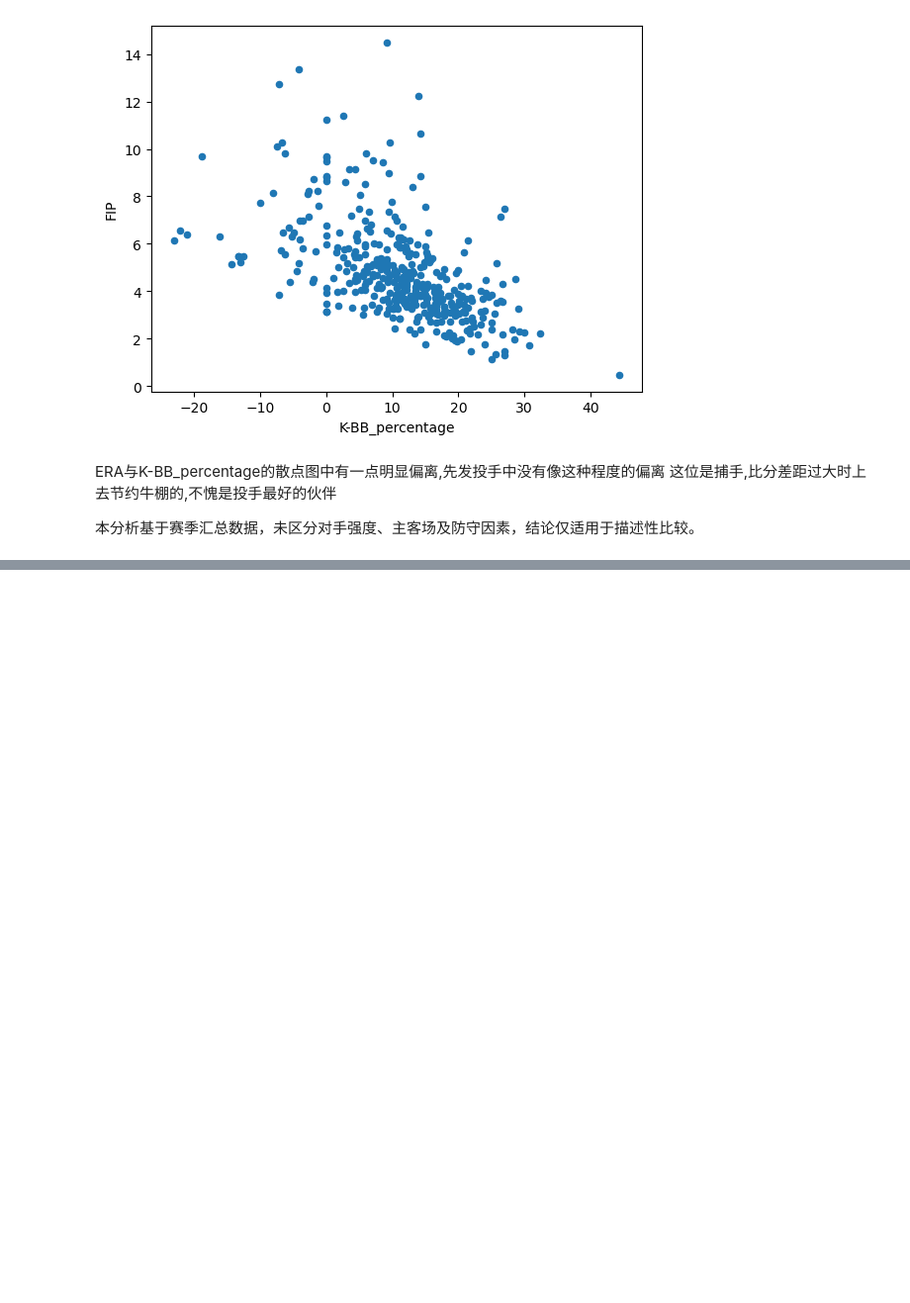
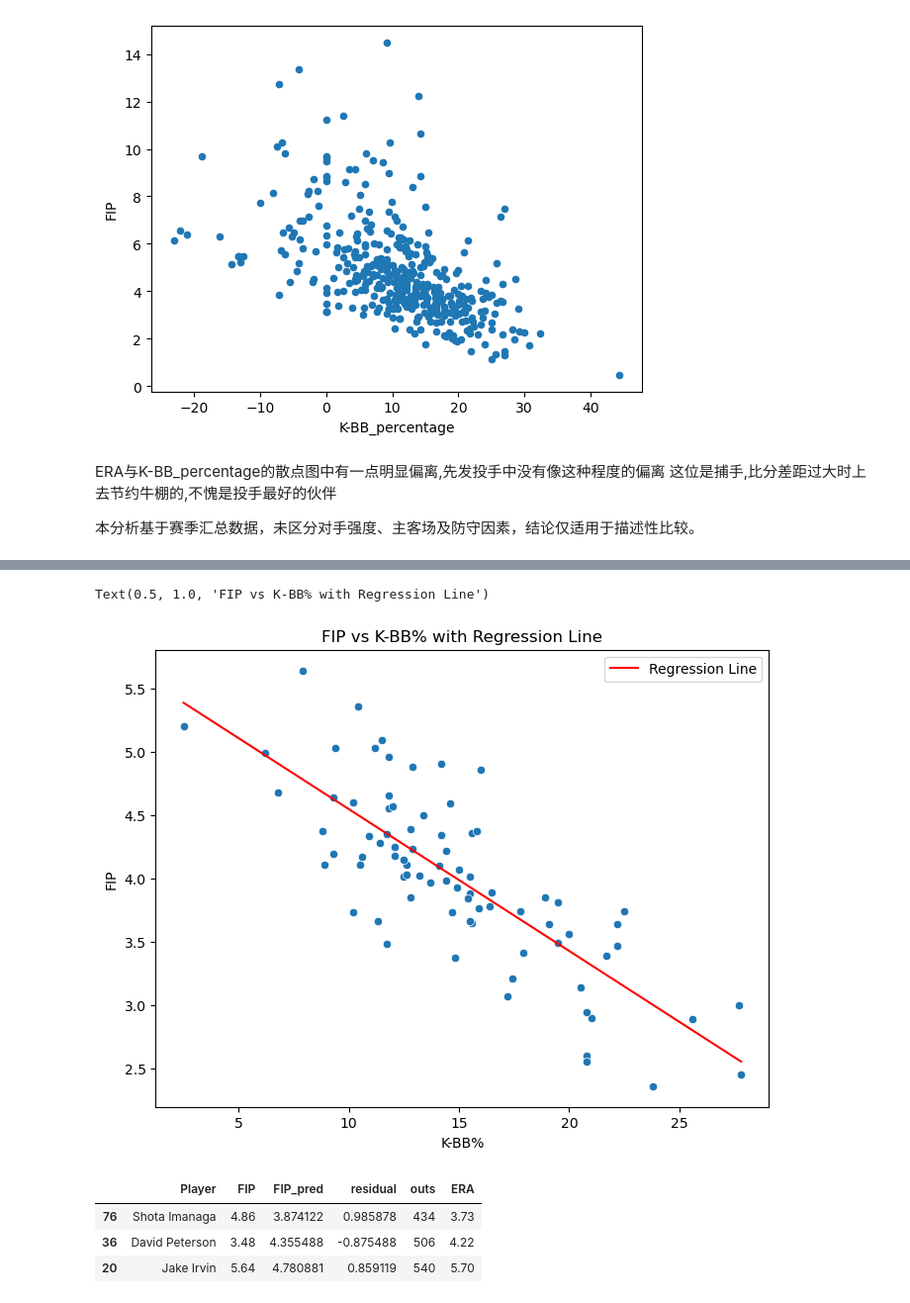
Before and after one commit to grim13t/PitcherAnalysis, a Jupyter notebook: P25R1.ipynb, the cells around one changed output, grey strips where cells are left out. Shown at 99% size. Cells and saved outputs as stored; diff of their text form; code cells hidden in the pictures; blank space fills up the shorter version.

Commit message:
linear regression

```diff
--- a/P25R1.ipynb
+++ b/P25R1.ipynb
@@ -51,3 +48,18 @@ dtype: int64
+# %%
+df['player_norm'] = df['Player'].apply(remove_accents)
+df_fwar['player_norm'] = df_fwar['Player'].apply(remove_accents)
+# %%
+df_fwar_p = df_fwar[df_fwar['IP'] > 0].copy()
+df_fwar_p = df_fwar_p[['player_norm', 'Pit WAR']].rename(
+    columns={'Pit WAR': 'fWAR'}
+)
+
+
+df = df.merge(
+    df_fwar_p,
+    on='player_norm',
+    how='left'
+)
 # %% [markdown]
 # 4.描述统计
  K-BB% = 三振率（K%） − 保送率（BB%）
@@ -142,0 +205,40 @@ df_bullpen[df_bullpen['ERA']>30]
+# %%
+plt.figure(figsize=(8,6))#新建一张画布（Figure）,宽 8 英寸，高 6 英寸
+sns.scatterplot(
+    x='K-BB_percentage',
+    y='FIP',
+    data=df_starter)
+#含义：使用 seaborn 的 scatterplot
+# x='K-BB_percentage'
+# → 横轴用 DataFrame 中的 K-BB_percentage
+# y='FIP'
+# → 纵轴用真实的 FIP
+# data=df_starter
+# → 每一行是一个投手
+
+
+# 回归线
+sns.lineplot(
+    x=df_starter['K-BB_percentage'],#用真实的 K-BB% 作为横坐标
+    y=df_starter['FIP_pred'],#用你事先算好的预测值
+    color='red',#红色线，强调“模型”
+    label='Regression Line'
+)
+
+
+plt.xlabel('K-BB%')
+plt.ylabel('FIP')
+plt.title('FIP vs K-BB% with Regression Line')
+# %% [output]
+Text(0.5, 1.0, 'FIP vs K-BB% with Regression Line')
+[figure, added]
+# %%
+# 绝对值最大的 3 个残差
+top3 = df_starter.loc[df_starter['residual'].abs().nlargest(3).index]
+
+top3[['Player', 'FIP', 'FIP_pred', 'residual', 'outs', 'ERA']]
+# %% [output]
+|  | Player | FIP | FIP_pred | residual | outs | ERA |
+| 76 | Shota Imanaga | 4.86 | 3.874122 | 0.985878 | 434 | 3.73 |
+| 36 | David Peterson | 3.48 | 4.355488 | -0.875488 | 506 | 4.22 |
+| 20 | Jake Irvin | 5.64 | 4.780881 | 0.859119 | 540 | 5.70 |
```
Also changed, not shown: parts of 9 cells of this notebook, 2 other files.
